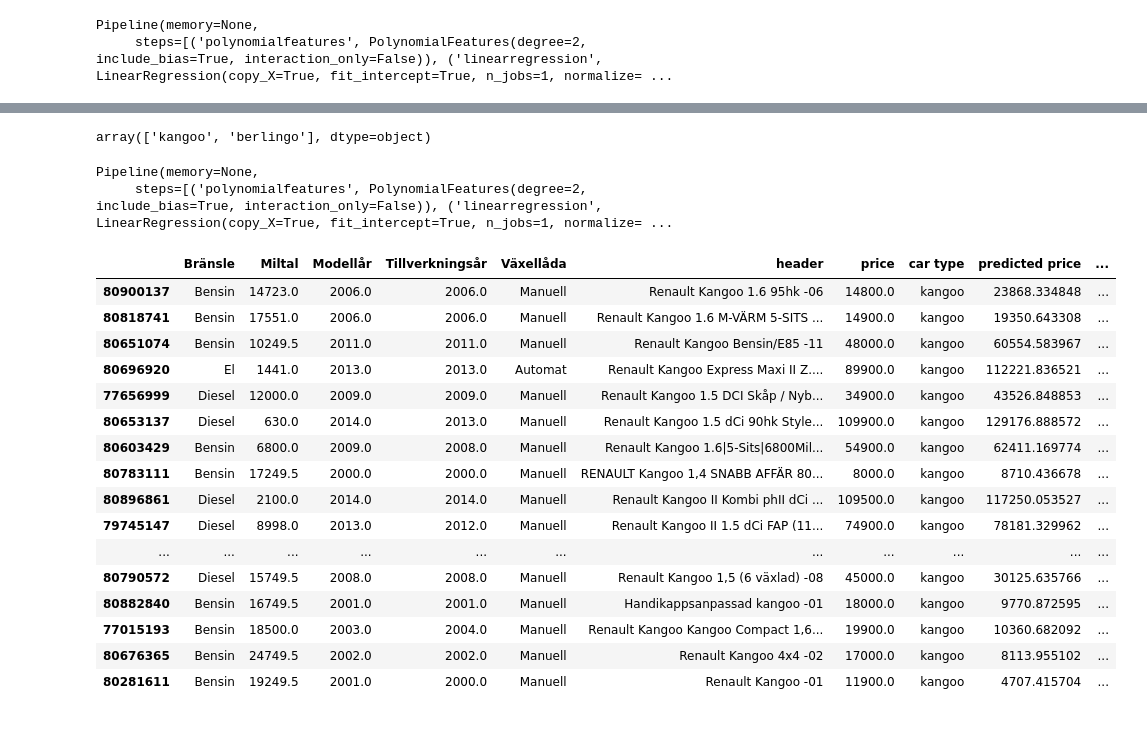
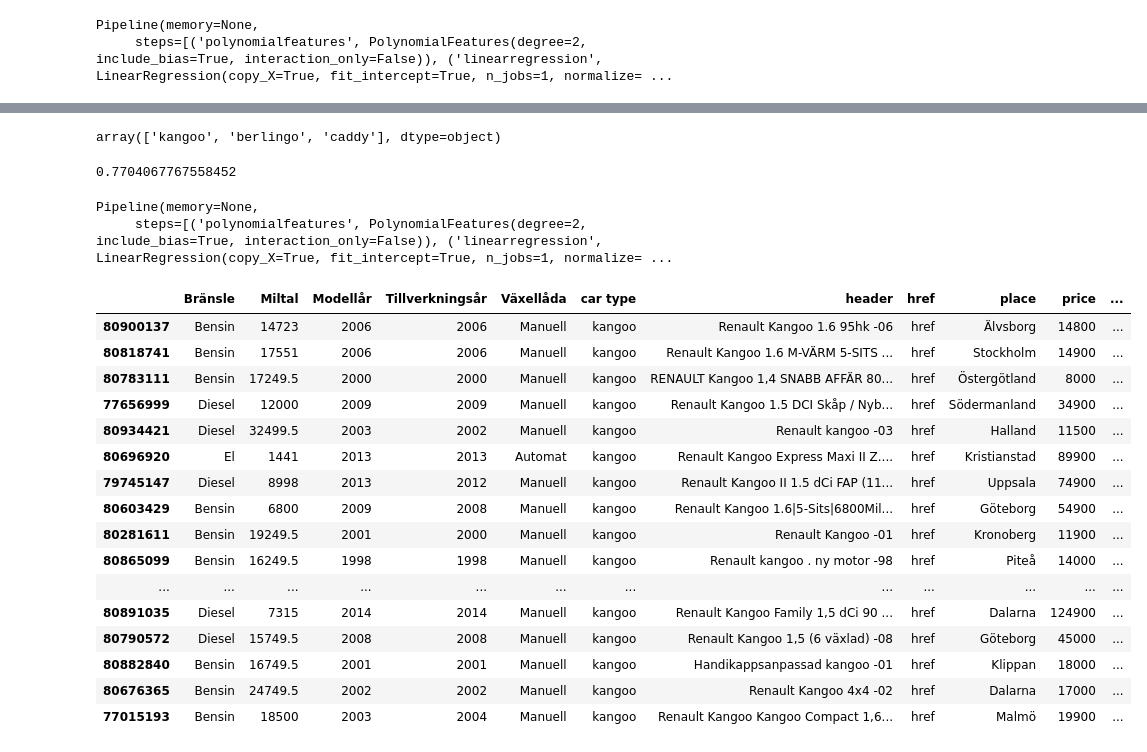
Before and after one commit to martinlarsalbert/blocket, a Jupyter notebook: regression.ipynb, the cells around one changed output, grey strips where cells are left out. Cells and saved outputs as stored; diff of their text form; code cells hidden in the pictures.

Commit message:
Added a nice link in the regression df output, for all cars...

```diff
--- a/regression.ipynb
+++ b/regression.ipynb
@@ -15,2 +16,9 @@ import pickle
 # %%
-df_cars = pd.read_csv('cars.csv',sep=';',index_col=0)
+df_cars_raw = pd.read_csv('cars.csv',sep=';',index_col=0)
+# %%
+def make_clickable(val):
+    # target _blank to open new window
+    return '<a target="_blank" href="{}">href</a>'.format(val)
+
+def df_with_href(df):
+    return df.style.format({'href': make_clickable})
@@ -17,3 +39,8 @@ df_cars = pd.read_csv('cars.csv',sep=';',index_col=0)
+# %%
+index = ((df_cars_raw['Miltal'] < 50000) &
+         (df_cars_raw['Miltal'] > 1000) &
+         (df_cars_raw['price'] > 2000))
+df_cars = df_cars_raw.loc[index].copy()
 # %%
 df_cars.describe()
 # %% [output]
@@ -88,39 +108,50 @@ df_cars.loc[index]
 # %%
 df_cars['car type'].unique()
 # %% [output]
-array(['kangoo', 'berlingo'], dtype=object)
+array(['kangoo', 'berlingo', 'caddy'], dtype=object)
 # %%
 degree = 2
 kangoo_model = make_pipeline(PolynomialFeatures(degree), LinearRegression())
 index = df_cars['car type'] == 'kangoo'
 df_kangoo = df_cars.loc[index].copy()
 
-kangoo_model.fit(df_kangoo[feature_colums],df_kangoo['price'])
+r2s = []
+for i in range(20):
+
+    kangoo_model.fit(X_train, y_train)
+    y_predict = kangoo_model.predict(X_test)
+    r2 = r2_score(y_test, y_predict)
+    r2s.append(r2)
+np.mean(r2s)
 # %% [output]
-Pipeline(memory=None,
-     steps=[('polynomialfeatures', PolynomialFeatures(degree=2, include_bias=True, interaction_only=False)), ('linearregression', LinearRegression(copy_X=True, fit_intercept=True, n_jobs=1, normalize= ...
+0.7704067767558452
+# %%
+kangoo_model.fit(df_kangoo[feature_colums],df_kangoo['price'])
+# %% [output]
+Pipeline(memory=None,
+     steps=[('polynomialfeatures', PolynomialFeatures(degree=2, include_bias=True, interaction_only=False)), ('linearregression', LinearRegression(copy_X=True, fit_intercept=True, n_jobs=1, normalize= ...
 # %%
 df_kangoo['predicted price'] = model.predict(df_kangoo[feature_colums])
 df_kangoo['price rating'] = df_kangoo['price'] / df_kangoo['predicted price']
-df_kangoo.sort_values(by = 'price rating')
+df_with_href(df_kangoo.sort_values(by = 'price rating'))
 # %% [output]
-|  | Bränsle | Miltal | Modellår | Tillverkningsår | Växellåda | header | price | car type | predicted price | ... |
-| 80900137 | Bensin | 14723.0 | 2006.0 | 2006.0 | Manuell | Renault Kangoo 1.6 95hk -06 | 14800.0 | kangoo | 23868.334848 | ... |
-| 80818741 | Bensin | 17551.0 | 2006.0 | 2006.0 | Manuell | Renault Kangoo 1.6 M-VÄRM 5-SITS ... | 14900.0 | kangoo | 19350.643308 | ... |
-| 80651074 | Bensin | 10249.5 | 2011.0 | 2011.0 | Manuell | Renault Kangoo Bensin/E85 -11 | 48000.0 | kangoo | 60554.583967 | ... |
-| 80696920 | El | 1441.0 | 2013.0 | 2013.0 | Automat | Renault Kangoo Express Maxi II Z.... | 89900.0 | kangoo | 112221.836521 | ... |
-| 77656999 | Diesel | 12000.0 | 2009.0 | 2009.0 | Manuell | Renault Kangoo 1.5 DCI Skåp / Nyb... | 34900.0 | kangoo | 43526.848853 | ... |
-| 80653137 | Diesel | 630.0 | 2014.0 | 2013.0 | Manuell | Renault Kangoo 1.5 dCi 90hk Style... | 109900.0 | kangoo | 129176.888572 | ... |
-| 80603429 | Bensin | 6800.0 | 2009.0 | 2008.0 | Manuell | Renault Kangoo 1.6|5-Sits|6800Mil... | 54900.0 | kangoo | 62411.169774 | ... |
-| 80783111 | Bensin | 17249.5 | 2000.0 | 2000.0 | Manuell | RENAULT Kangoo 1,4 SNABB AFFÄR 80... | 8000.0 | kangoo | 8710.436678 | ... |
-| 80896861 | Diesel | 2100.0 | 2014.0 | 2014.0 | Manuell | Renault Kangoo II Kombi phII dCi ... | 109500.0 | kangoo | 117250.053527 | ... |
-| 79745147 | Diesel | 8998.0 | 2013.0 | 2012.0 | Manuell | Renault Kangoo II 1.5 dCi FAP (11... | 74900.0 | kangoo | 78181.329962 | ... |
-| ... | ... | ... | ... | ... | ... | ... | ... | ... | ... | ... |
-| 80790572 | Diesel | 15749.5 | 2008.0 | 2008.0 | Manuell | Renault Kangoo 1,5 (6 växlad) -08 | 45000.0 | kangoo | 30125.635766 | ... |
-| 80882840 | Bensin | 16749.5 | 2001.0 | 2001.0 | Manuell | Handikappsanpassad kangoo -01 | 18000.0 | kangoo | 9770.872595 | ... |
-| 77015193 | Bensin | 18500.0 | 2003.0 | 2004.0 | Manuell | Renault Kangoo Kangoo Compact 1,6... | 19900.0 | kangoo | 10360.682092 | ... |
-| 80676365 | Bensin | 24749.5 | 2002.0 | 2002.0 | Manuell | Renault Kangoo 4x4 -02 | 17000.0 | kangoo | 8113.955102 | ... |
-| 80281611 | Bensin | 19249.5 | 2001.0 | 2000.0 | Manuell | Renault Kangoo -01 | 11900.0 | kangoo | 4707.415704 | ... |
+|  | Bränsle | Miltal | Modellår | Tillverkningsår | Växellåda | car type | header | href | place | price | ... |
+| 80900137 | Bensin | 14723 | 2006 | 2006 | Manuell | kangoo | Renault Kangoo 1.6 95hk -06 | href | Älvsborg | 14800 | ... |
+| 80818741 | Bensin | 17551 | 2006 | 2006 | Manuell | kangoo | Renault Kangoo 1.6 M-VÄRM 5-SITS ... | href | Stockholm | 14900 | ... |
+| 80783111 | Bensin | 17249.5 | 2000 | 2000 | Manuell | kangoo | RENAULT Kangoo 1,4 SNABB AFFÄR 80... | href | Östergötland | 8000 | ... |
+| 77656999 | Diesel | 12000 | 2009 | 2009 | Manuell | kangoo | Renault Kangoo 1.5 DCI Skåp / Nyb... | href | Södermanland | 34900 | ... |
+| 80934421 | Diesel | 32499.5 | 2003 | 2002 | Manuell | kangoo | Renault kangoo -03 | href | Halland | 11500 | ... |
+| 80696920 | El | 1441 | 2013 | 2013 | Automat | kangoo | Renault Kangoo Express Maxi II Z.... | href | Kristianstad | 89900 | ... |
+| 79745147 | Diesel | 8998 | 2013 | 2012 | Manuell | kangoo | Renault Kangoo II 1.5 dCi FAP (11... | href | Uppsala | 74900 | ... |
+| 80603429 | Bensin | 6800 | 2009 | 2008 | Manuell | kangoo | Renault Kangoo 1.6|5-Sits|6800Mil... | href | Göteborg | 54900 | ... |
+| 80281611 | Bensin | 19249.5 | 2001 | 2000 | Manuell | kangoo | Renault Kangoo -01 | href | Kronoberg | 11900 | ... |
+| 80865099 | Bensin | 16249.5 | 1998 | 1998 | Manuell | kangoo | Renault kangoo . ny motor -98 | href | Piteå | 14000 | ... |
+| ... | ... | ... | ... | ... | ... | ... | ... | ... | ... | ... | ... |
+| 80891035 | Diesel | 7315 | 2014 | 2014 | Manuell | kangoo | Renault Kangoo Family 1,5 dCi 90 ... | href | Dalarna | 124900 | ... |
+| 80790572 | Diesel | 15749.5 | 2008 | 2008 | Manuell | kangoo | Renault Kangoo 1,5 (6 växlad) -08 | href | Göteborg | 45000 | ... |
+| 80882840 | Bensin | 16749.5 | 2001 | 2001 | Manuell | kangoo | Handikappsanpassad kangoo -01 | href | Klippan | 18000 | ... |
+| 80676365 | Bensin | 24749.5 | 2002 | 2002 | Manuell | kangoo | Renault Kangoo 4x4 -02 | href | Dalarna | 17000 | ... |
+| 77015193 | Bensin | 18500 | 2003 | 2004 | Manuell | kangoo | Renault Kangoo Kangoo Compact 1,6... | href | Malmö | 19900 | ... |
 # %%
 index = df_kangoo['header'] == 'Renault Kangoo 1,5 (6 växlad) -08'
 df_kangoo.loc[index]
```
Also changed, not shown: parts of 11 cells of this notebook, 2 other files.
